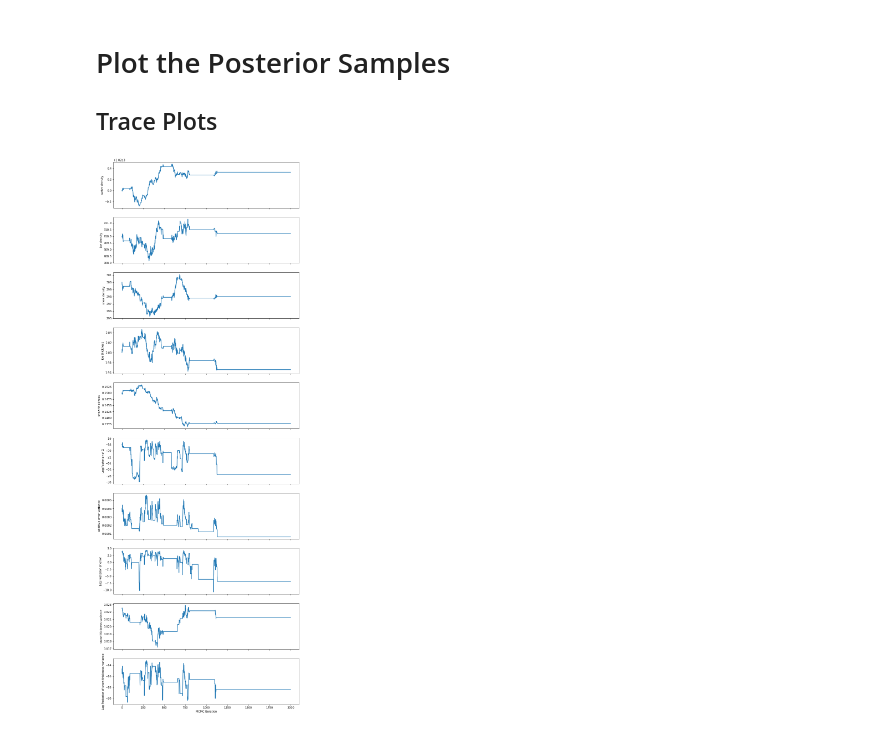
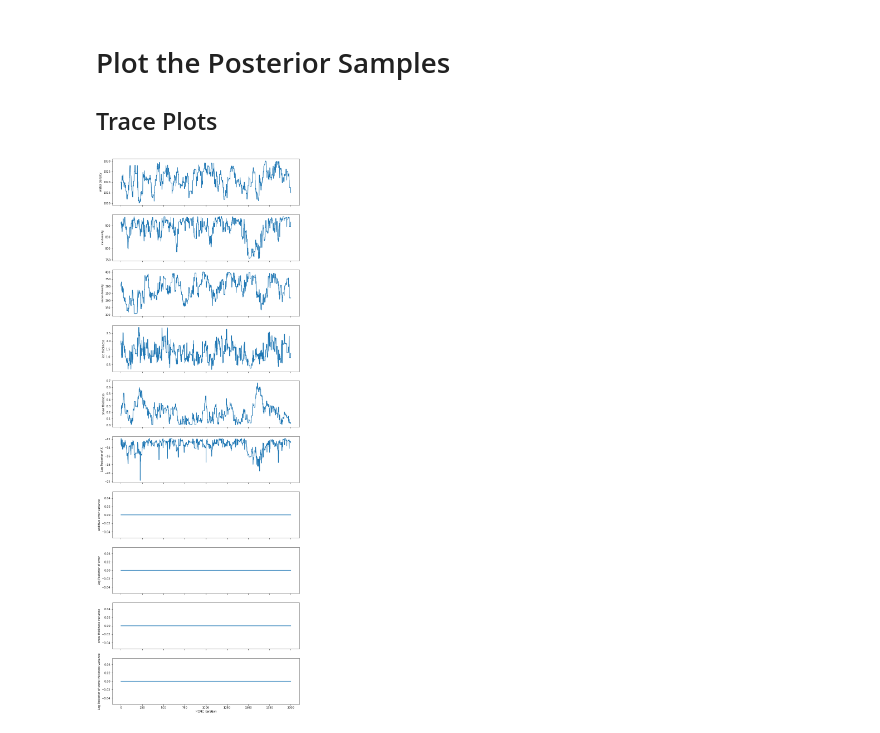
Before and after one commit to helianglen/bayesian-sea-ice, a Jupyter notebook: IceThickness.ipynb, the cells around one changed output. Saved outputs shown, nothing was run; the diff lists cells and outputs as text; code cells hidden in the pictures.

```diff
--- a/IceThickness.ipynb
+++ b/IceThickness.ipynb
@@ -312,17 +319,17 @@ Create a multivariate Gaussian proposal for `x` and univariate Gaussian proposal
 Choose each proposal scale qualitatively based on the acceptance ratio and integrated autocorrelation time calculated after MCMC.
 # %%
 # proposal for x
-x_prop_scale = 1.85e-3
+x_prop_scale = 35e-2 #1.85e-3
 x_prop_stds = x_prop_scale * np.sqrt(np.array([var_rw, var_ri, var_rs, var_H, mean_var_S])) # trying to move proportionally to the prior
 print('x proposal standard deviations:', x_prop_stds)
 
 # proposal for var_eps
-eps_prop_scale = 1.85e-3
+eps_prop_scale = 0.3e-2 #1.85e-2
 eps_prop_std = eps_prop_scale * estimate_sigma_eps
 print('var_eps proposal std dev:', eps_prop_std)
 
 # proposal for var_S
-S_prop_scale = 1.85e-3
+S_prop_scale = 0.3e-2 #1.85e-3
 S_prop_std = S_prop_scale * estimate_sigma_S
 print('var_S proposal std dev:', S_prop_std)
 # %% [output]
@@ -348,7 +355,7 @@ def SampleX(x, F, var_eps, var_S, past_logPosterior):
     """
     # uses global variable x_prop_stds for standard deviations
     proposal_x = x + x_prop_stds * np.random.randn(5) # 5 is number of params in x
-    proposal_logPosterior = LogPosteriorX(x, F, var_eps, var_S)
+    proposal_logPosterior = LogPosteriorX(proposal_x, F, var_eps, var_S)
 
     # acceptance ratio
     gamma = exp(proposal_logPosterior - past_logPosterior)
@@ -427,28 +434,28 @@ num_steps = 2000
 
 # start at mean of prior and hyperpriors since why not
 x0 = mu_x
-var_eps0 = mean_var_eps
-var_S0 = mean_var_S
+#var_eps0 = mean_var_eps + nugget_eps
+#var_S0 = mean_var_S + nugget_S
+var_eps0 = 0.04**2
+var_S0 = 0.2**2
+print('initial conditions:', x0, var_eps0, var_S0)
 
-# recording of the samples and accept ratio
+# recording of the samples
 samps_x = np.zeros((num_steps, 5))
 logposts_x = np.zeros((num_steps))
-accepts_x = 0
 
 samps_var_eps = np.zeros((num_steps))
 logposts_var_eps = np.zeros((num_steps))
-accepts_var_eps = 0
 
 samps_var_S = np.zeros((num_steps))
 logposts_var_S = np.zeros((num_steps))
-accepts_var_S = 0
 
 # insert initial conditions into the arrays
 samps_x[0,:] = x0
 logposts_x[0] = LogPosteriorX(x0, F, var_eps0, var_S0)
 
-samps_var_eps[0] = var_eps0
-logposts_var_eps[0] = LogPosteriorEps(x0, F, var_eps0)
+#samps_var_eps[0] = var_eps0
+#logposts_var_eps[0] = LogPosteriorEps(x0, F, var_eps0)
 
-samps_var_S[0] = var_S0
-logposts_var_S[0] = LogPosteriorS(x0, F, var_eps0, var_S0)
+#samps_var_S[0] = var_S0
+#logposts_var_S[0] = LogPosteriorS(x0, F, var_eps0, var_S0)
@@ -524,39 +544,42 @@ Step 1900, x AR = 0.25, var_eps AR = 0.17, var_S AR = 0.15
 
 ## Trace Plots
 # %%
-fig, axs = plt.subplots(nrows=10,sharex=True, figsize=(12,36))
+fig, axs = plt.subplots(nrows=10, sharex=True, figsize=(12, 36))
+for i in range(10):
+    axs[i].ticklabel_format(useOffset=False)
+
 axs[0].plot(samps_x[:, 0], linewidth=2)
 axs[0].set_ylabel('water density')
 
 axs[1].plot(samps_x[:, 1], linewidth=2)
 axs[1].set_ylabel('ice density')
 
 axs[2].plot(samps_x[:, 2], linewidth=2)
 axs[2].set_ylabel('snow density')
 
 axs[3].plot(samps_x[:, 3], linewidth=2)
 axs[3].set_ylabel('ice thickness')
 
 axs[4].plot(samps_x[:, 4], linewidth=2)
 axs[4].set_ylabel('snow thickness')
 
-axs[5].plot(logposts_x, linewidth=2)
+axs[5].plot(logposts_x[:], linewidth=2)
 axs[5].set_ylabel('Log Posterior of X')
 
-axs[6].plot(samps_var_eps, linewidth=2)
+axs[6].plot(samps_var_eps[:], linewidth=2)
 axs[6].set_ylabel('additive error variance')
 
-axs[7].plot(logposts_var_eps, linewidth=2)
+axs[7].plot(logposts_var_eps[:], linewidth=2)
 axs[7].set_ylabel('Log Posterior of error')
 
-axs[8].plot(samps_var_S, linewidth=2)
+axs[8].plot(samps_var_S[:], linewidth=2)
 axs[8].set_ylabel('snow thickness variance')
 
-axs[9].plot(logposts_var_S, linewidth=2)
+axs[9].plot(logposts_var_S[:], linewidth=2)
 axs[9].set_ylabel('Log Posterior of snow thickness variance')
 
 axs[9].set_xlabel('MCMC Iteration')
 
 plt.show()
 # %% [output]
-[figure, old version]
+[figure, new version]
```
Also changed, not shown: parts of 18 cells of this notebook.
